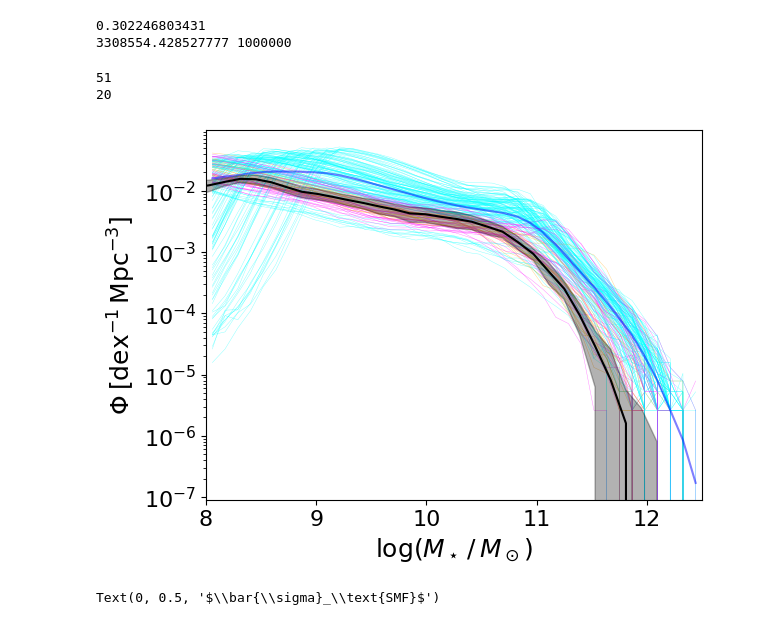
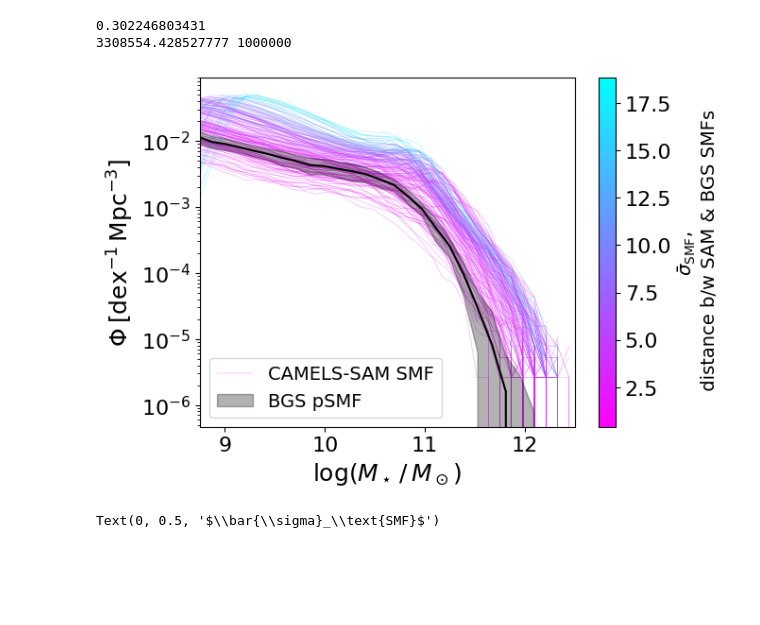
Before and after one commit to kstoreyf/biasexp-target-observable, a Jupyter notebook: notebooks/2024-01-04_camels-sam_biasexp_fit_load.ipynb, the cells around one changed output. Drawn from its saved outputs; the diff is of its cells as text; code cells hidden in the pictures; blank space fills up the shorter version.

```diff
--- a/notebooks/2024-01-04_camels-sam_biasexp_fit_load.ipynb
+++ b/notebooks/2024-01-04_camels-sam_biasexp_fit_load.ipynb
@@ -23,9 +23,9 @@ matplotlib.rcParams['axes.titlesize'] = 20
 #matplotlib.rc('text', usetex=True)
 # %%
 alpha = 0.5
-color_mode = 'discrete'
+color_mode = 'continuous'
 # %%
-save_figs = True
+save_figs = False
 plot_dir = '../plots/2023-01-16_figures'
 Path(plot_dir).mkdir(parents=True, exist_ok=True)
 plot_tag = '_inemubounds'
@@ -115,7 +115,7 @@ def get_distance_sigma(x1, y1, yerr1, x2, y2, xrange):
     return sigma_mean
 # %%
 sigma_means = []
-xrange = [9,11]
+xrange = [9.5,11]
 for i, idx_sam in enumerate(idxs_sam):
     sigma_mean = get_distance_sigma(ms, psmf_bgs_mean, psmf_bgs_std, bins_avg, smf_arr[i], xrange)
     sigma_means.append(sigma_mean)
@@ -134,43 +134,48 @@ elif color_mode=='discrete':
     colors[i_1sig] = 'orange'
     print(np.sum(i_close))
     print(np.sum(i_1sig))
-# %% [output]
-51
-20
 # %%
 for i in range(n_sams):
-    plt.plot(bins_avg, smf_arr[i], lw=0.3, color=colors[i], alpha=alpha)
+    if i==0:
+        label='CAMELS-SAM SMF'
+    else:
+        label=None
+    plt.plot(bins_avg, smf_arr[i], lw=0.3, color=colors[i], alpha=alpha, label=label)
 if color_mode=='continuous':
     ax = plt.gca()
     sm = plt.cm.ScalarMappable(cmap=cmap, norm=locs_norm)
-    plt.colorbar(sm, ax=ax, label=r'$\bar{\sigma}_\text{SMF}$')
+    cb = plt.colorbar(sm, ax=ax)
+    cbar_label = r'$\bar{\sigma}_\text{SMF}$,'+'\n distance b/w SAM & BGS SMFs'
+    cb.set_label(label=cbar_label, size=14)
 
 smf_mean = np.mean(smf_arr, axis=0)
 smf_std = np.std(smf_arr, axis=0)
-plt.plot(bins_avg, smf_mean, color='blue', alpha=alpha)
+#plt.plot(bins_avg, smf_mean, color='blue', alpha=alpha)
 # plt.fill_between(bins_avg,
 #                  (smf_mean-smf_std),
 #                  (smf_mean+smf_std),
 #                  color='magenta', alpha=0.3, lw=2,
 #                  label='pSMF all')
 
 plt.plot(ms, psmf_bgs_mean, color='black')
 plt.fill_between(ms,
                  psmf_bgs_mean-psmf_bgs_std,
                  psmf_bgs_mean+psmf_bgs_std,
                  color='black', alpha=0.3,
                  zorder=10000,
                  label='BGS pSMF')
 
 plt.yscale('log')
 plt.xlabel(r'$\log(M_\star\,/\,M_\odot)$')
 plt.ylabel(r'$\Phi \: [\mathrm{dex}^{-1}\, \mathrm{Mpc}^{-3}]$')
-plt.xlim(8, 12.5)
+plt.xlim(8.75, 12.5)
+
+plt.legend()
 
 if save_figs:
     plt.savefig(f'{plot_dir}/smfs{plot_tag}.png')
 # %% [output]
-[figure, old version]
+[figure, new version]
 # %%
 plt.scatter(ndens_arr, sigma_means, c=colors, s=6, alpha=alpha)
 plt.xlabel('number density')
```
